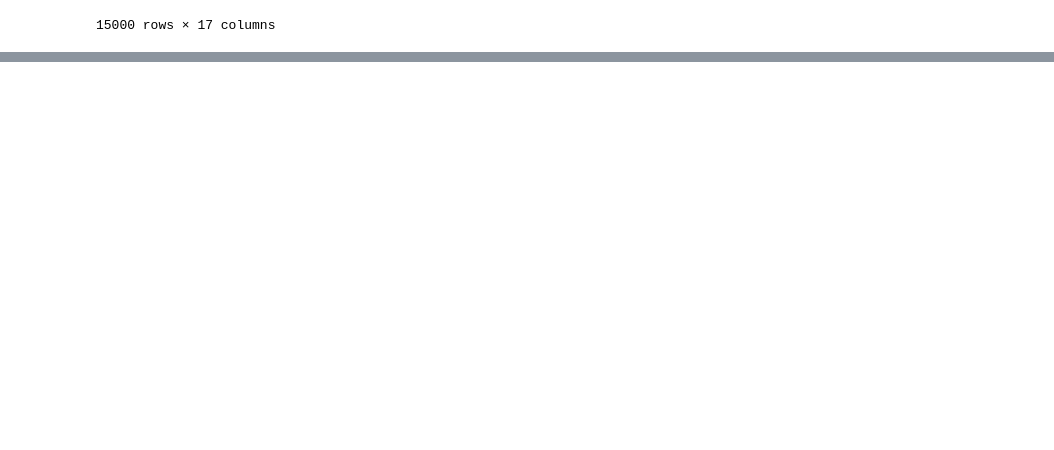
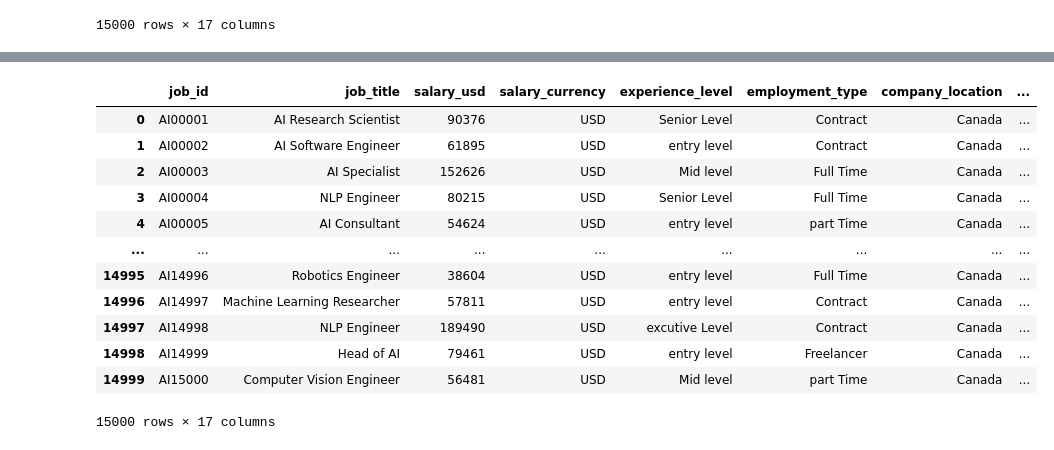
Before and after one commit to AJ0043/advance-ai-job-portal, a Jupyter notebook: Job_portal.ipynb, the cells around one changed output, grey strips where cells are left out. Drawn from its saved outputs; the diff is of its cells as text; code cells hidden in the pictures; blank space fills up the shorter version.

```diff
--- a/Job_portal.ipynb
+++ b/Job_portal.ipynb
@@ -2615,0 +2710,3 @@ job_title_CAD.to_csv('job_title_CAD.csv', index=False)
+# %%
+US_Based = pd.read_csv("/content/job_title_CAD.csv")
+US_Based
@@ -2615,0 +2727,18 @@ job_title_CAD.to_csv('job_title_CAD.csv', index=False)
+# %%
+US_Based['salary_currency']='USD'
+# %%
+US_Based
+# %% [output]
+|  | job_id | job_title | salary_usd | salary_currency | experience_level | employment_type | company_location | ... |
+| 0 | AI00001 | AI Research Scientist | 90376 | USD | Senior Level | Contract | Canada | ... |
+| 1 | AI00002 | AI Software Engineer | 61895 | USD | entry level | Contract | Canada | ... |
+| 2 | AI00003 | AI Specialist | 152626 | USD | Mid level | Full Time | Canada | ... |
+| 3 | AI00004 | NLP Engineer | 80215 | USD | Senior Level | Full Time | Canada | ... |
+| 4 | AI00005 | AI Consultant | 54624 | USD | entry level | part Time | Canada | ... |
+| ... | ... | ... | ... | ... | ... | ... | ... | ... |
+| 14995 | AI14996 | Robotics Engineer | 38604 | USD | entry level | Full Time | Canada | ... |
+| 14996 | AI14997 | Machine Learning Researcher | 57811 | USD | entry level | Contract | Canada | ... |
+| 14997 | AI14998 | NLP Engineer | 189490 | USD | excutive Level | Contract | Canada | ... |
+| 14998 | AI14999 | Head of AI | 79461 | USD | entry level | Freelancer | Canada | ... |
+| 14999 | AI15000 | Computer Vision Engineer | 56481 | USD | Mid level | part Time | Canada | ... |
+15000 rows × 17 columns
```
Also changed, not shown: parts of 17 cells of this notebook.
